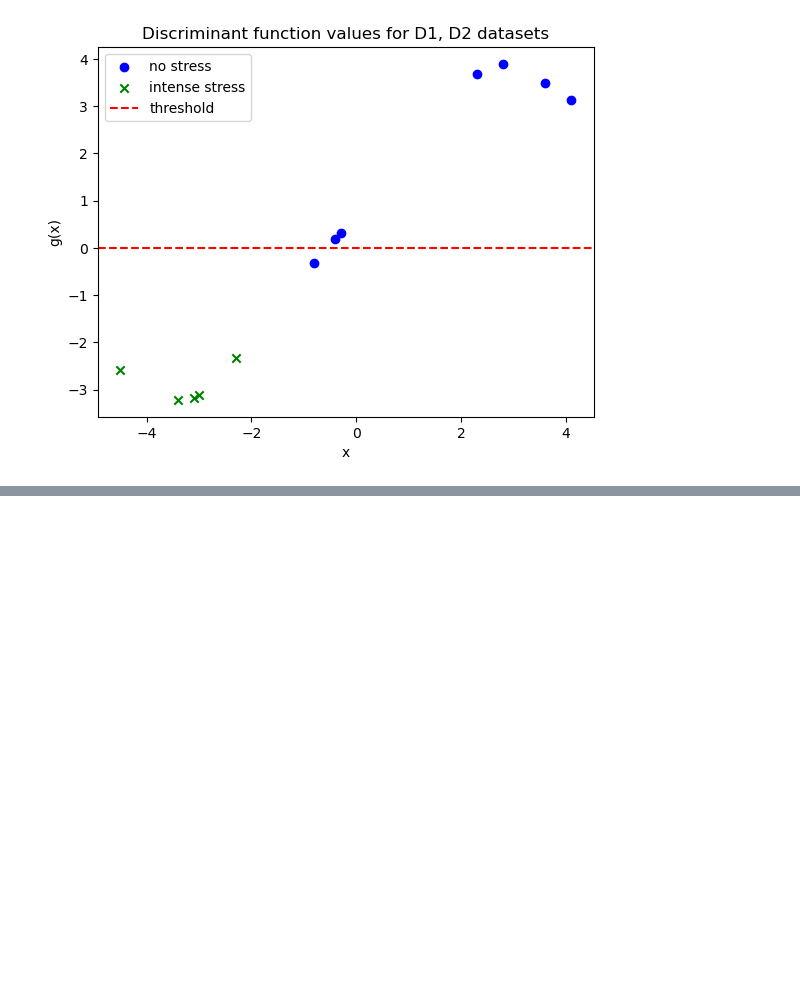
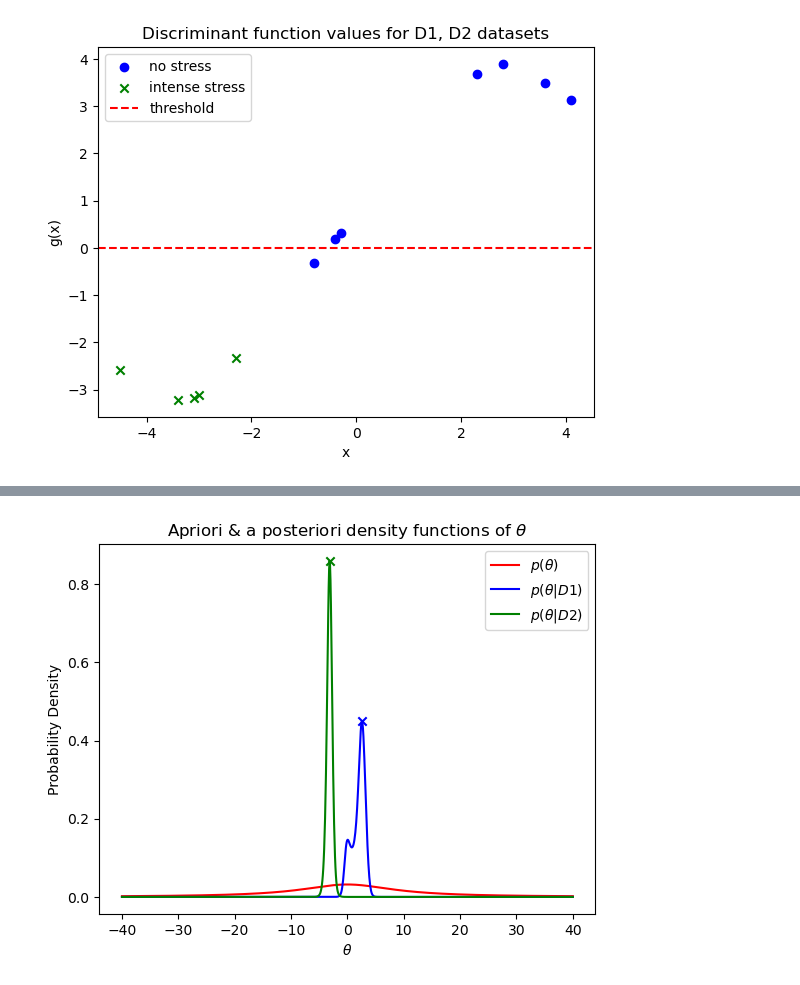
Before and after one commit to arisdask/pattern-recognition-ml-assignments, a Jupyter notebook: Team63-AC.ipynb, the cells around one changed output, grey strips where cells are left out. Drawn from its saved outputs; the diff is of its cells as text; code cells hidden in the pictures; blank space fills up the shorter version.

```diff
--- a/Team63-AC.ipynb
+++ b/Team63-AC.ipynb
@@ -239,9 +193,0 @@ TypeError: iteration over a 0-d array
-# %%
-def foo(x):
-    return x
-
-arr2 = np.array([1, 2, 3, 4])
-arr = np.array([foo(i) for i in arr2])
-
-for x in arr:
-    print(x)
@@ -252,0 +212,70 @@ for x in arr:
+# %%
+class ClassifierB:
+
+    @staticmethod
+    def p_x_theta(theta, x):
+        x = np.asarray(x)
+        theta = np.asarray(theta)
+        return 1 / (1 + (x - theta[:, np.newaxis]) ** 2) / np.pi
+
+    @staticmethod
+    def p_theta(theta):
+        theta = np.asarray(theta)
+        return 1 / (1 + (theta / 10) ** 2) / (10 * np.pi)
+
+    @staticmethod
+    def p_D_theta(theta, D):
+        return np.prod(ClassifierB.p_x_theta(theta, D), axis=1)
+
+    @staticmethod
+    def p_theta_D(theta, D):
+        theta_max = 1000
+        npoints = 5000
+        x = np.linspace(-theta_max, theta_max, npoints)
+        y = ClassifierB.p_D_theta(x, D) * ClassifierB.p_theta(x)
+        return ClassifierB.p_D_theta(theta, D) * ClassifierB.p_theta(theta) / np.trapz(y, x)
+
+    @staticmethod
+    def p_x_D(x, D):
+        theta_max = 1000
+        npoints = 5000
+        theta_values = np.linspace(-theta_max, theta_max, npoints)
+        # p_values = ClassifierB.p_x_theta(theta, )
+        return 1
+
+    @staticmethod
+    def predict(D, p1, p2, theta1, theta2):
+        pass
+
+
+
+clf = ClassifierB()
+
+theta_max = 40
+npoints = 1000
+x = np.linspace(-theta_max, theta_max, npoints)
+y = clf.p_theta(x)
+y1 = clf.p_theta_D(x, D1)
+y2 = clf.p_theta_D(x, D2)
+
+idx1 = np.argmax(y1)
+idx2 = np.argmax(y2)
+print(f'theta1 (no stress): {x[idx1]}')
+print(f'theta2 (intense stress): {x[idx2]}')
+
+plt.plot(x, y, label=r'$p(\theta)$', color='red')
+plt.plot(x, y1, label=r'$p(\theta|D1)$', color='blue')
+plt.plot(x, y2, label=r'$p(\theta|D2)$', color='green')
+
+plt.scatter(x[idx1], y1[idx1], color='blue', marker='x')
+plt.scatter(x[idx2], y2[idx2], color='green', marker='x')
+
+plt.xlabel(r'$\theta$')
+plt.ylabel('Probability Density')
+plt.title(r'Apriori & a posteriori density functions of $\theta$')
+plt.legend()
+plt.show()
+
+res = clf.p_x_theta([1, 2, 3], [1, 2])
+print(res.shape)
+# %% [output]
@@ -252,0 +284 @@ for x in arr:
+[figure, added]
```
Also changed, not shown: parts of 6 cells of this notebook.
